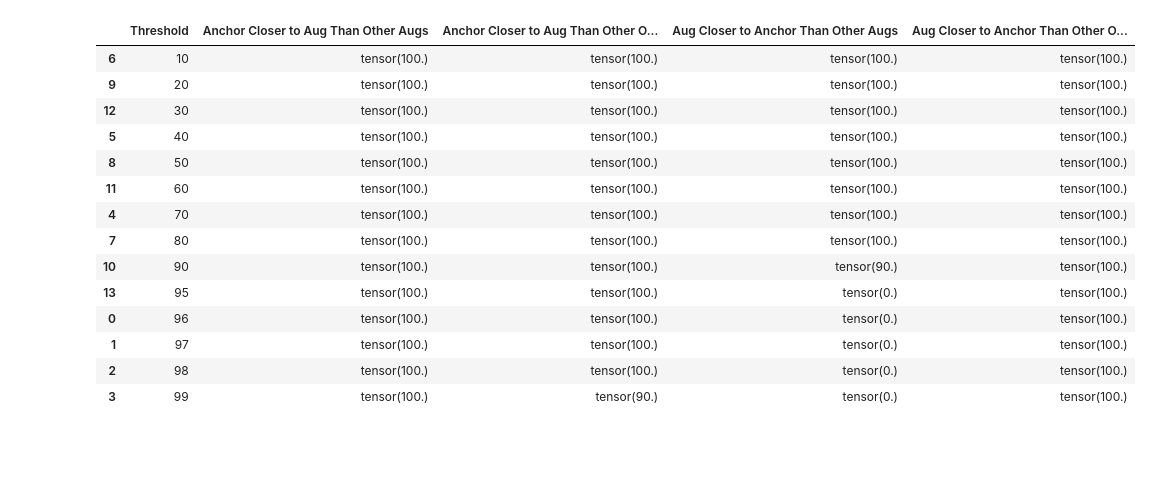
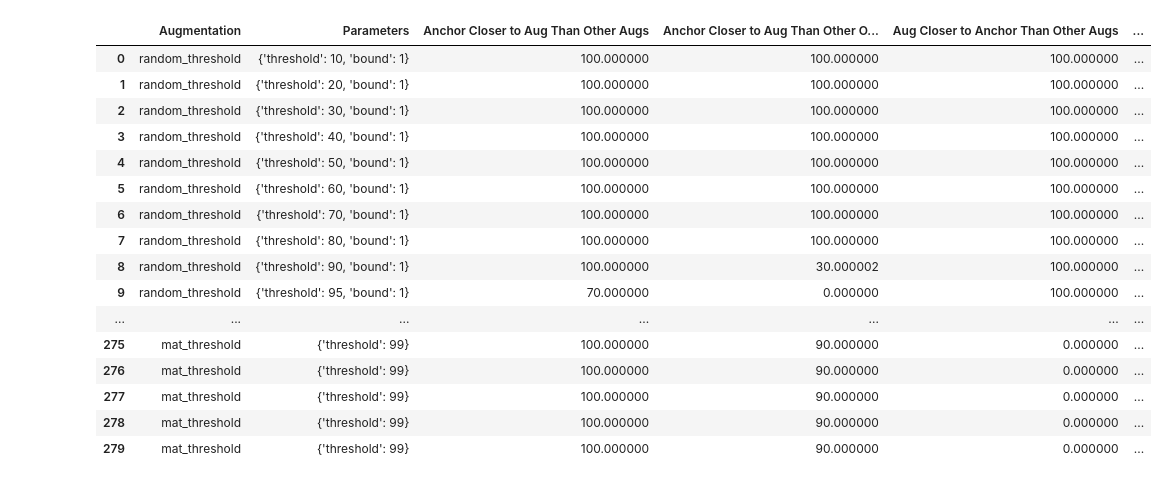
Before and after one commit to victoris93/contrastive-reg, a Jupyter notebook: aug_eval.ipynb, the cells around one changed output. Saved outputs shown, nothing was run; the diff lists cells and outputs as text; code cells hidden in the pictures; blank space fills up the shorter version.

Commit message:
aug_eval for several augmentations

```diff
--- a/aug_eval.ipynb
+++ b/aug_eval.ipynb
@@ -139,18 +131,0 @@ hyperparameter_search_augmentation (matrix, list_threshold, sigma = 100000)
-# %%
-df
-# %% [output]
-|  | Threshold | Anchor Closer to Aug Than Other Augs | Anchor Closer to Aug Than Other O... | Aug Closer to Anchor Than Other Augs | Aug Closer to Anchor Than Other O... |
-| 6 | 10 | tensor(100.) | tensor(100.) | tensor(100.) | tensor(100.) |
-| 9 | 20 | tensor(100.) | tensor(100.) | tensor(100.) | tensor(100.) |
-| 12 | 30 | tensor(100.) | tensor(100.) | tensor(100.) | tensor(100.) |
-| 5 | 40 | tensor(100.) | tensor(100.) | tensor(100.) | tensor(100.) |
-| 8 | 50 | tensor(100.) | tensor(100.) | tensor(100.) | tensor(100.) |
-| 11 | 60 | tensor(100.) | tensor(100.) | tensor(100.) | tensor(100.) |
-| 4 | 70 | tensor(100.) | tensor(100.) | tensor(100.) | tensor(100.) |
-| 7 | 80 | tensor(100.) | tensor(100.) | tensor(100.) | tensor(100.) |
-| 10 | 90 | tensor(100.) | tensor(100.) | tensor(90.) | tensor(100.) |
-| 13 | 95 | tensor(100.) | tensor(100.) | tensor(0.) | tensor(100.) |
-| 0 | 96 | tensor(100.) | tensor(100.) | tensor(0.) | tensor(100.) |
-| 1 | 97 | tensor(100.) | tensor(100.) | tensor(0.) | tensor(100.) |
-| 2 | 98 | tensor(100.) | tensor(100.) | tensor(0.) | tensor(100.) |
-| 3 | 99 | tensor(100.) | tensor(90.) | tensor(0.) | tensor(100.) |
@@ -156,0 +134,22 @@ df
+# %%
+df = pd.read_csv("/storage/store2/work/mrenaudi/contrastive-reg-2/tests_aug/threshold_random_threshold_bound.csv")
+pd.set_option('display.max_rows', None)
+df
+# %% [output]
+|  | Augmentation | Parameters | Anchor Closer to Aug Than Other Augs | Anchor Closer to Aug Than Other O... | Aug Closer to Anchor Than Other Augs | ... |
+| 0 | random_threshold | {'threshold': 10, 'bound': 1} | 100.000000 | 100.000000 | 100.000000 | ... |
+| 1 | random_threshold | {'threshold': 20, 'bound': 1} | 100.000000 | 100.000000 | 100.000000 | ... |
+| 2 | random_threshold | {'threshold': 30, 'bound': 1} | 100.000000 | 100.000000 | 100.000000 | ... |
+| 3 | random_threshold | {'threshold': 40, 'bound': 1} | 100.000000 | 100.000000 | 100.000000 | ... |
+| 4 | random_threshold | {'threshold': 50, 'bound': 1} | 100.000000 | 100.000000 | 100.000000 | ... |
+| 5 | random_threshold | {'threshold': 60, 'bound': 1} | 100.000000 | 100.000000 | 100.000000 | ... |
+| 6 | random_threshold | {'threshold': 70, 'bound': 1} | 100.000000 | 100.000000 | 100.000000 | ... |
+| 7 | random_threshold | {'threshold': 80, 'bound': 1} | 100.000000 | 100.000000 | 100.000000 | ... |
+| 8 | random_threshold | {'threshold': 90, 'bound': 1} | 100.000000 | 30.000002 | 100.000000 | ... |
+| 9 | random_threshold | {'threshold': 95, 'bound': 1} | 70.000000 | 0.000000 | 100.000000 | ... |
+| ... | ... | ... | ... | ... | ... | ... |
+| 275 | mat_threshold | {'threshold': 99} | 100.000000 | 90.000000 | 0.000000 | ... |
+| 276 | mat_threshold | {'threshold': 99} | 100.000000 | 90.000000 | 0.000000 | ... |
+| 277 | mat_threshold | {'threshold': 99} | 100.000000 | 90.000000 | 0.000000 | ... |
+| 278 | mat_threshold | {'threshold': 99} | 100.000000 | 90.000000 | 0.000000 | ... |
+| 279 | mat_threshold | {'threshold': 99} | 100.000000 | 90.000000 | 0.000000 | ... |
```
Also changed, not shown: parts of 12 cells of this notebook, 1 other file.
